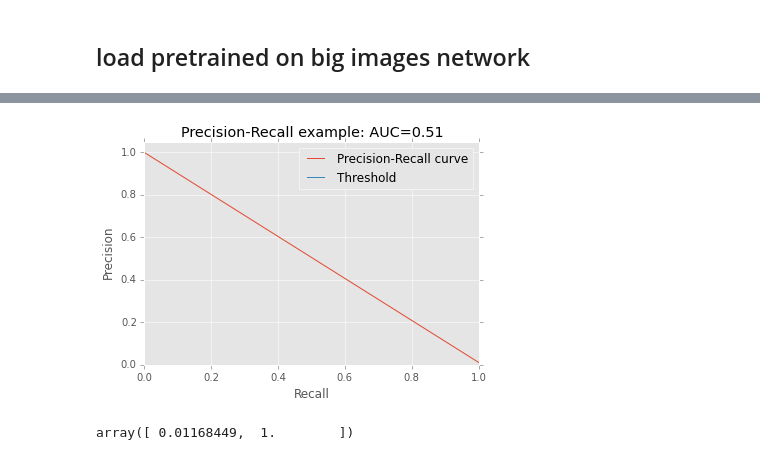
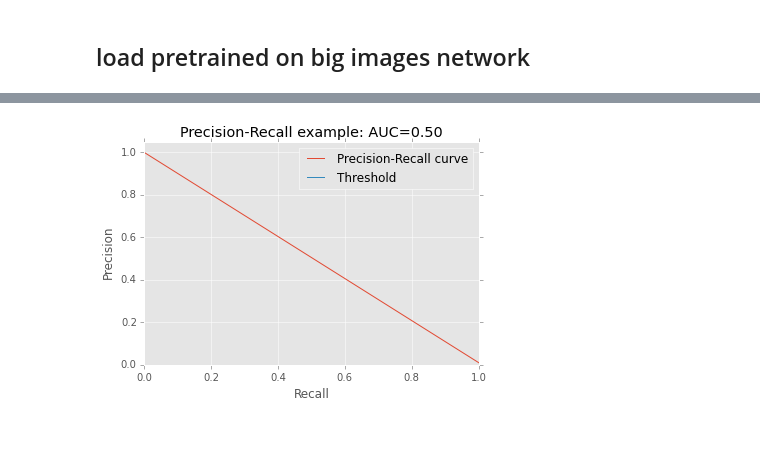
Before and after one commit to Aelphy/muon_trigger, a Jupyter notebook: evals/Complexity estimation.ipynb, the cells around one changed output, grey strips where cells are left out. Saved outputs shown, nothing was run; the diff lists cells and outputs as text; code cells hidden in the pictures.

```diff
--- a/evals/Complexity estimation.ipynb
+++ b/evals/Complexity estimation.ipynb
@@ -251,24 +234,19 @@ network.evaluate(x_val, y_val)
 # %%
-prediction = get_target(x_val).ravel()
-target = get_target(y_val).ravel()
+def baseline_precision_recall(x_val, y_val):
+    prediction = get_target(x_val).ravel()
+    target = get_target(y_val).ravel()
 
-precision, recall, thr = precision_recall_curve(target.ravel(), prediction.ravel())
-average_precision = average_precision_score(target.ravel(), prediction.ravel())
+    precision, recall, thr = precision_recall_curve(target.ravel(), prediction.ravel())
+    average_precision = average_precision_score(target.ravel(), prediction.ravel())
 
-# Plot Precision-Recall curve
-plt.clf()
-plt.plot(recall, precision, label='Precision-Recall curve')
-plt.plot(np.arange(thr.shape[0]) / (thr.shape[0] + 1e-6), thr, label='Threshold')
-plt.xlabel('Recall')
-plt.ylabel('Precision')
-plt.ylim([0.0, 1.05])
-plt.xlim([0.0, 1.0])
-plt.title('Precision-Recall example: AUC={0:0.2f}'.format(average_precision))
-plt.legend(loc='best')
-plt.show()
+    # Plot Precision-Recall curve
+    plt.clf()
+    plt.plot(recall, precision, label='Precision-Recall curve')
+    plt.plot(np.arange(thr.shape[0]) / (thr.shape[0] + 1e-6), thr, label='Threshold')
+    plt.xlabel('Recall')
+    plt.ylabel('Precision')
+    plt.ylim([0.0, 1.05])
+    plt.xlim([0.0, 1.0])
+    plt.title('Precision-Recall example: AUC={0:0.2f}'.format(average_precision))
+    plt.legend(loc='best')
+    plt.show()
-# %% [output]
-[figure, removed]
-# %%
-precision
-# %% [output]
-array([ 0.01168449,  1.        ])
@@ -275 +256,5 @@ array([ 0.01168449,  1.        ])
+# %%
+baseline_precision_recall(dataset[:2000], y_val[:2000])
+# %% [output]
+[figure, added]
 # %%
```
Also changed, not shown: parts of 26 cells of this notebook, 12 other files.
